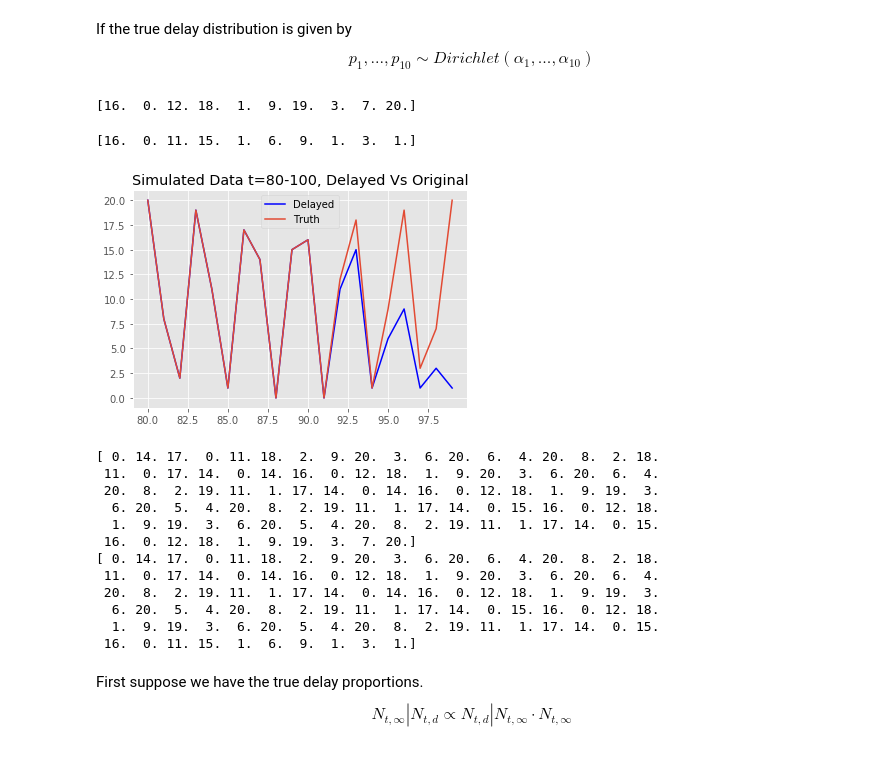
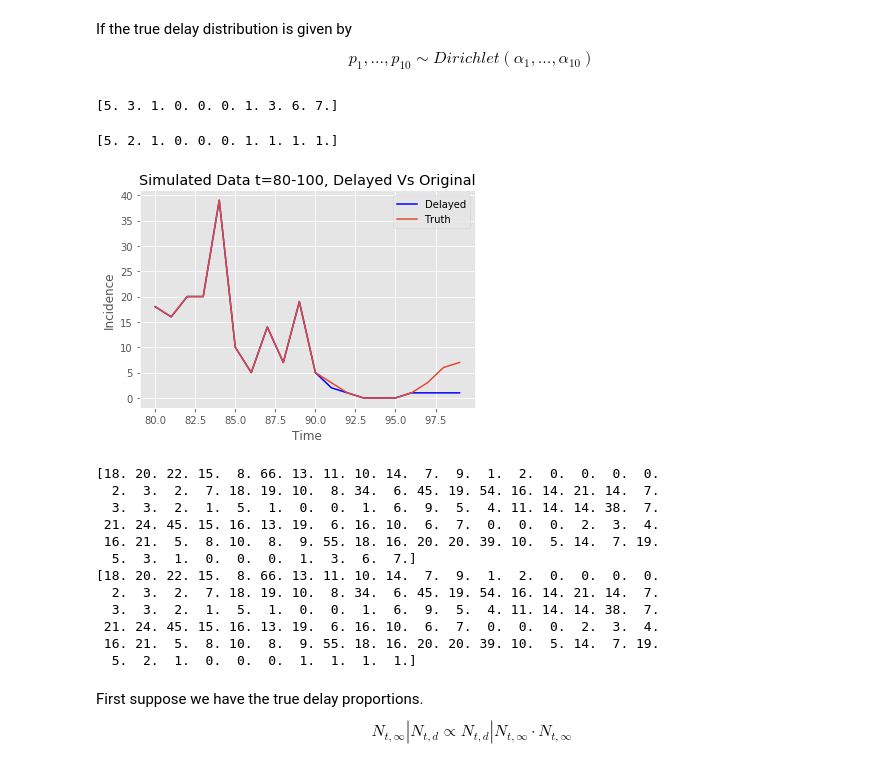
Before and after one commit to gcgibson/reporting_delay, a Jupyter notebook: forecasting_w_reporting_delay.ipynb, the cells around one changed output. Cells and saved outputs as stored; diff of their text form; code cells hidden in the pictures.

```diff
--- a/forecasting_w_reporting_delay.ipynb
+++ b/forecasting_w_reporting_delay.ipynb
@@ -38,0 +67,16 @@ plt.show()
+# %%
+import numpy as np
+import matplotlib.pyplot as plt
+plt.style.use('ggplot')
+
+arr_list = np.zeros(260)
+for s in range(10):
+    for t in range(26):
+        season_effect = np.random.choice([5,10,25], p = [0.2, 0.6, 0.2])
+        e_y = season_effect*np.sin(10*(t+np.pi)/(13*np.pi)) + season_effect
+        arr_list[(s-1)*26+t] = np.random.poisson(e_y)
+ts = arr_list[:100]
+plt.xlabel("Time")
+plt.ylabel("Incidence")
+plt.plot(arr_list)
+plt.show()
@@ -53,7 +99,7 @@ $$p_1,...,p_{10} \sim Dirichlet(\alpha_1,...,\alpha_{10})$$
 data_to_be_delayed = ts[90:]
 print (data_to_be_delayed)
 # %% [output]
-[16.  0. 12. 18.  1.  9. 19.  3.  7. 20.]
+[5. 3. 1. 0. 0. 0. 1. 3. 6. 7.]
 # %%
 tmp = []
 count = 10
@@ -65,33 +111,35 @@ print (data_to_be_delayed)
 
 # data to be delayed now contains the dirichlet proportions
 # %% [output]
-[16.  0. 11. 15.  1.  6.  9.  1.  3.  1.]
+[5. 2. 1. 0. 0. 0. 1. 1. 1. 1.]
 # %%
 delayed_data = np.append(ts[:90],data_to_be_delayed)
 # %%
 plt.plot(range(80,100),delayed_data[80:],color='b')
 plt.plot(range(80,100),ts[80:])
 plt.title("Simulated Data t=80-100, Delayed Vs Original")
 plt.legend(("Delayed","Truth"))
+plt.ylabel("Incidence")
+plt.xlabel("Time")
 plt.show()
 # %% [output]
-[figure, old version]
+[figure, new version]
 # %%
 print (ts)
 print (delayed_data)
 # %% [output]
-[ 0. 14. 17.  0. 11. 18.  2.  9. 20.  3.  6. 20.  6.  4. 20.  8.  2. 18.
- 11.  0. 17. 14.  0. 14. 16.  0. 12. 18.  1.  9. 20.  3.  6. 20.  6.  4.
- 20.  8.  2. 19. 11.  1. 17. 14.  0. 14. 16.  0. 12. 18.  1.  9. 19.  3.
-  6. 20.  5.  4. 20.  8.  2. 19. 11.  1. 17. 14.  0. 15. 16.  0. 12. 18.
-  1.  9. 19.  3.  6. 20.  5.  4. 20.  8.  2. 19. 11.  1. 17. 14.  0. 15.
- 16.  0. 12. 18.  1.  9. 19.  3.  7. 20.]
-[ 0. 14. 17.  0. 11. 18.  2.  9. 20.  3.  6. 20.  6.  4. 20.  8.  2. 18.
- 11.  0. 17. 14.  0. 14. 16.  0. 12. 18.  1.  9. 20.  3.  6. 20.  6.  4.
- 20.  8.  2. 19. 11.  1. 17. 14.  0. 14. 16.  0. 12. 18.  1.  9. 19.  3.
-  6. 20.  5.  4. 20.  8.  2. 19. 11.  1. 17. 14.  0. 15. 16.  0. 12. 18.
-  1.  9. 19.  3.  6. 20.  5.  4. 20.  8.  2. 19. 11.  1. 17. 14.  0. 15.
- 16.  0. 11. 15.  1.  6.  9.  1.  3.  1.]
+[18. 20. 22. 15.  8. 66. 13. 11. 10. 14.  7.  9.  1.  2.  0.  0.  0.  0.
+  2.  3.  2.  7. 18. 19. 10.  8. 34.  6. 45. 19. 54. 16. 14. 21. 14.  7.
+  3.  3.  2.  1.  5.  1.  0.  0.  1.  6.  9.  5.  4. 11. 14. 14. 38.  7.
+ 21. 24. 45. 15. 16. 13. 19.  6. 16. 10.  6.  7.  0.  0.  0.  2.  3.  4.
+ 16. 21.  5.  8. 10.  8.  9. 55. 18. 16. 20. 20. 39. 10.  5. 14.  7. 19.
+  5.  3.  1.  0.  0.  0.  1.  3.  6.  7.]
+[18. 20. 22. 15.  8. 66. 13. 11. 10. 14.  7.  9.  1.  2.  0.  0.  0.  0.
+  2.  3.  2.  7. 18. 19. 10.  8. 34.  6. 45. 19. 54. 16. 14. 21. 14.  7.
+  3.  3.  2.  1.  5.  1.  0.  0.  1.  6.  9.  5.  4. 11. 14. 14. 38.  7.
+ 21. 24. 45. 15. 16. 13. 19.  6. 16. 10.  6.  7.  0.  0.  0.  2.  3.  4.
+ 16. 21.  5.  8. 10.  8.  9. 55. 18. 16. 20. 20. 39. 10.  5. 14.  7. 19.
+  5.  2.  1.  0.  0.  0.  1.  1.  1.  1.]
 # %% [markdown]
 First suppose we have the true delay proportions.
 $$N_{t,\infty} | N_{t,d} \propto N_{t,d} | N_{t,\infty} \cdot N_{t,\infty}$$
```
Also changed, not shown: parts of 10 cells of this notebook.
